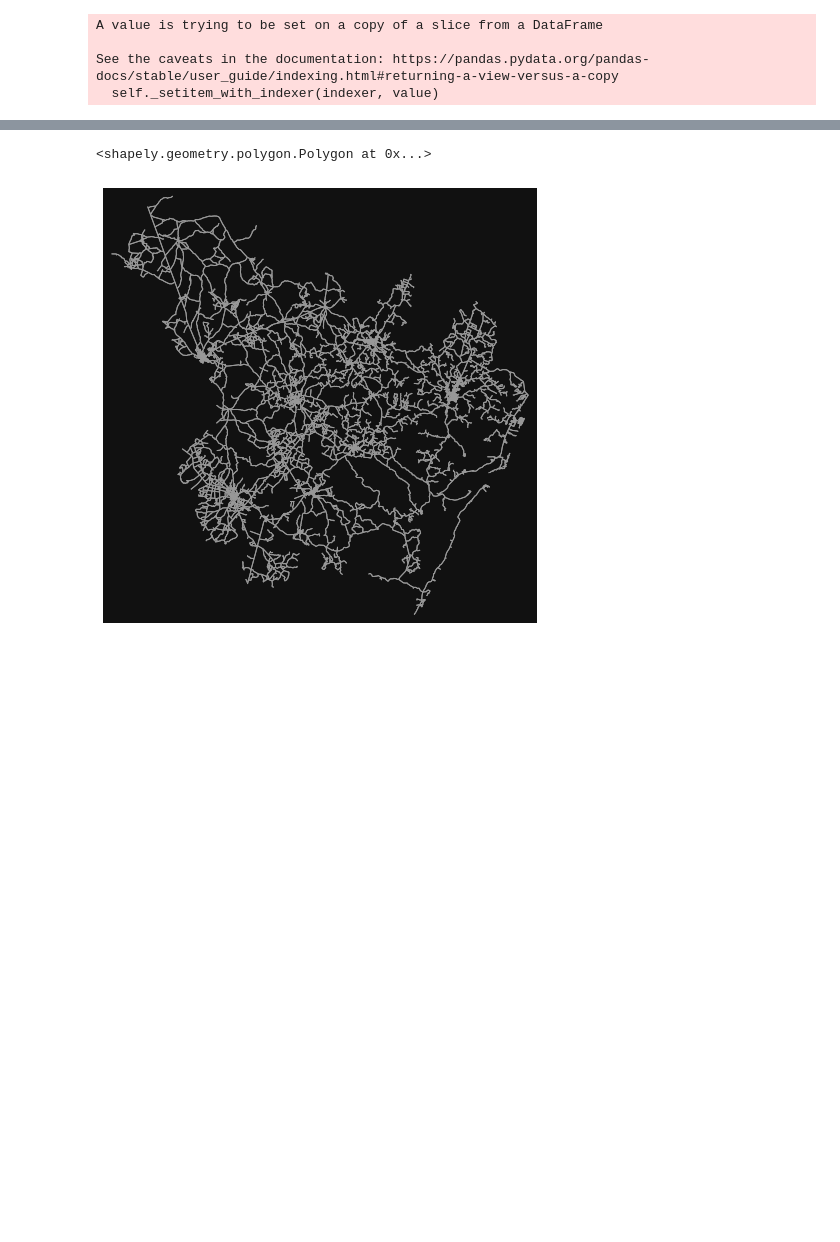
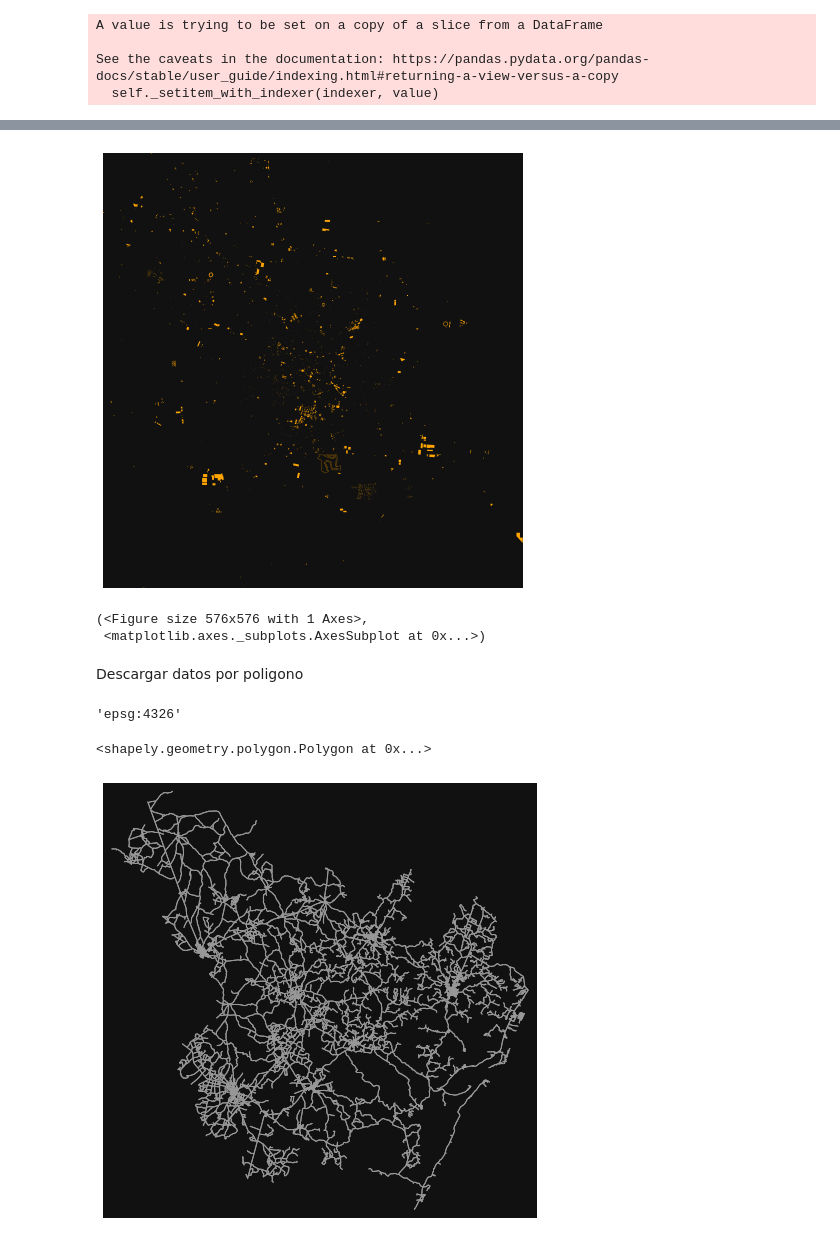
Before and after one commit to ramirojc/Diplodatos2020, a Jupyter notebook: Intro_Curacion_Georef.ipynb, the cells around one changed output, grey strips where cells are left out. Drawn from its saved outputs; the diff is of its cells as text; code cells hidden in the pictures; blank space fills up the shorter version.

```diff
--- a/Intro_Curacion_Georef.ipynb
+++ b/Intro_Curacion_Georef.ipynb
@@ -295,0 +333,13 @@ dist = conj_deg.dissolve(by='DIST')
+# %%
+F = ox.footprints_from_place('Cordoba, Cordoba, Argentina')
+ox.plot_footprints(F)
+# %% [output]
+[figure, added]
+(<Figure size 576x576 with 1 Axes>,
+ <matplotlib.axes._subplots.AxesSubplot at 0x...>)
+# %% [markdown]
+Descargar datos por poligono
+# %%
+G.graph['crs']
+# %% [output]
+'epsg:4326'
```
Also changed, not shown: parts of 79 cells of this notebook.
